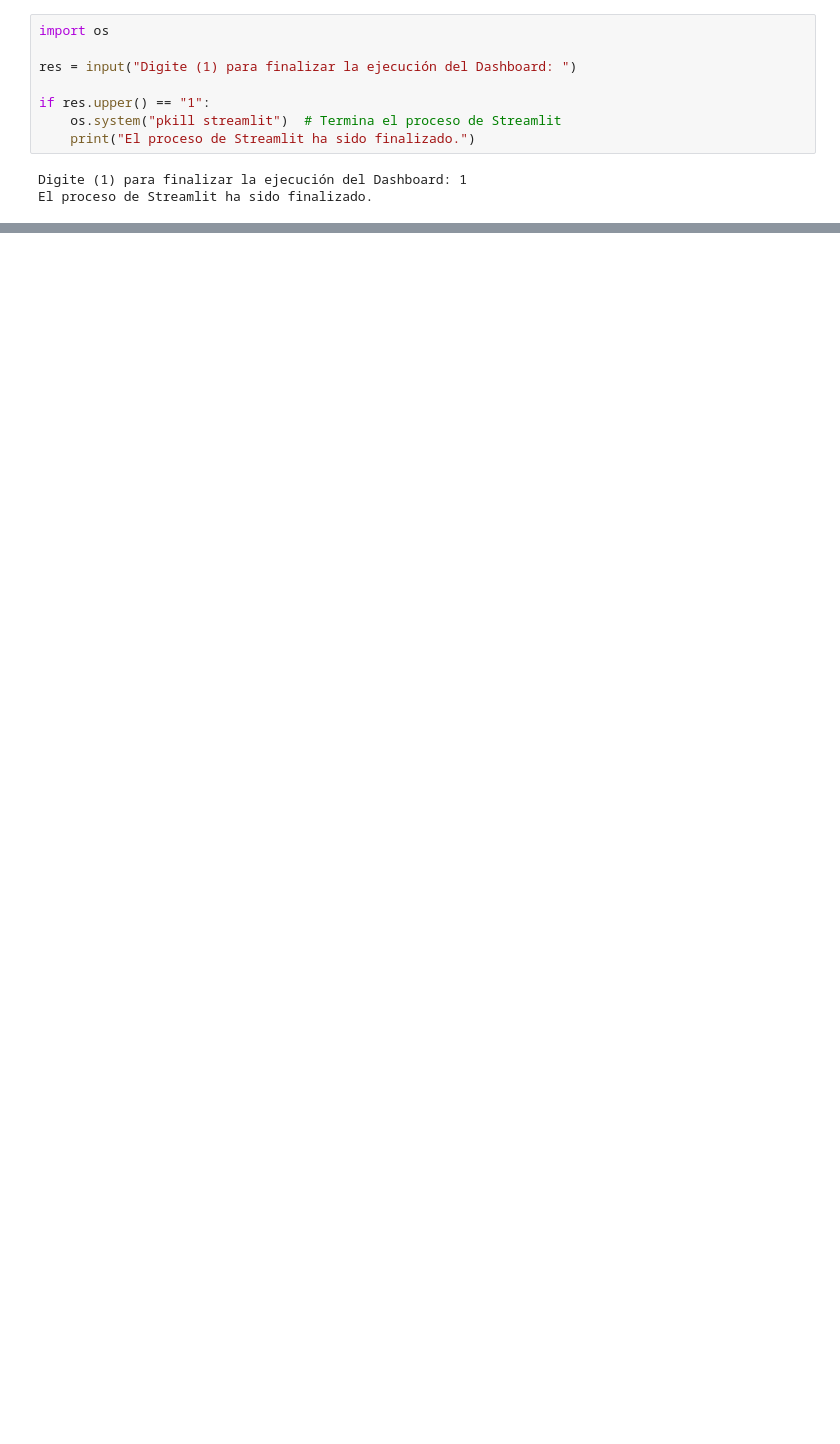
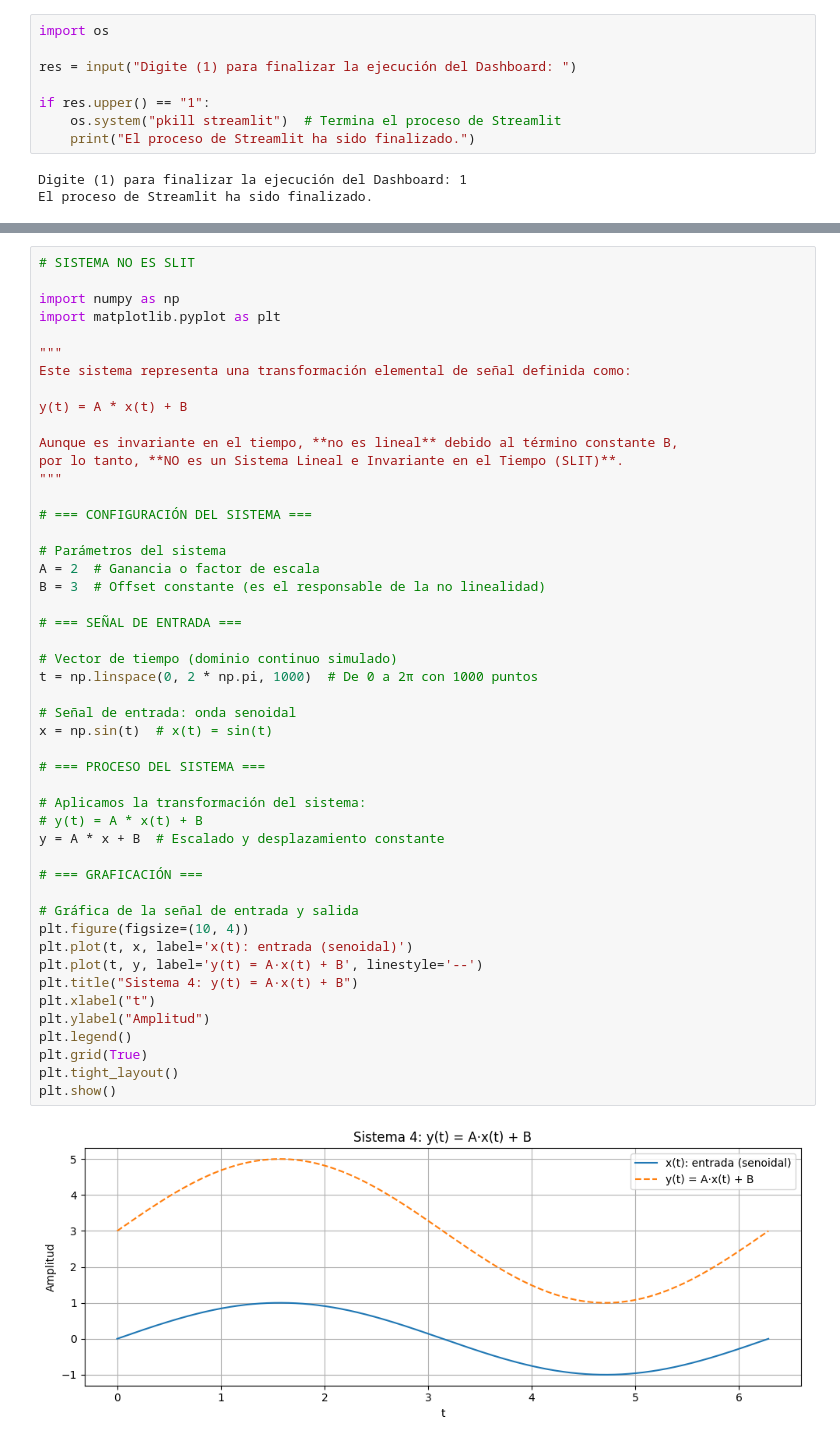
Before and after one commit to IsaMedina07/SenalesYSistemas_2025_1S, a Jupyter notebook: Ejercicios/Carpeta 2/Taller_2.ipynb, the cells around one changed output, grey strips where cells are left out. Drawn from its saved outputs; the diff is of its cells as text; blank space fills up the shorter version.

```diff
--- a/Ejercicios/Carpeta 2/Taller_2.ipynb
+++ b/Ejercicios/Carpeta 2/Taller_2.ipynb
@@ -1189,0 +1363,50 @@ El proceso de Streamlit ha sido finalizado.
+# %%
+# SISTEMA NO ES SLIT
+
+import numpy as np
+import matplotlib.pyplot as plt
+
+"""
+Este sistema representa una transformación elemental de señal definida como:
+
+y(t) = A * x(t) + B
+
+Aunque es invariante en el tiempo, **no es lineal** debido al término constante B,
+por lo tanto, **NO es un Sistema Lineal e Invariante en el Tiempo (SLIT)**.
+"""
+
+# === CONFIGURACIÓN DEL SISTEMA ===
+
+# Parámetros del sistema
+A = 2  # Ganancia o factor de escala
+B = 3  # Offset constante (es el responsable de la no linealidad)
+
+# === SEÑAL DE ENTRADA ===
+
+# Vector de tiempo (dominio continuo simulado)
+t = np.linspace(0, 2 * np.pi, 1000)  # De 0 a 2π con 1000 puntos
+
+# Señal de entrada: onda senoidal
+x = np.sin(t)  # x(t) = sin(t)
+
+# === PROCESO DEL SISTEMA ===
+
+# Aplicamos la transformación del sistema:
+# y(t) = A * x(t) + B
+y = A * x + B  # Escalado y desplazamiento constante
+
+# === GRAFICACIÓN ===
+
+# Gráfica de la señal de entrada y salida
+plt.figure(figsize=(10, 4))
+plt.plot(t, x, label='x(t): entrada (senoidal)')
+plt.plot(t, y, label='y(t) = A·x(t) + B', linestyle='--')
+plt.title("Sistema 4: y(t) = A·x(t) + B")
+plt.xlabel("t")
+plt.ylabel("Amplitud")
+plt.legend()
+plt.grid(True)
+plt.tight_layout()
+plt.show()
+# %% [output]
+[figure, added]
```
Also changed, not shown: parts of 36 cells of this notebook.
